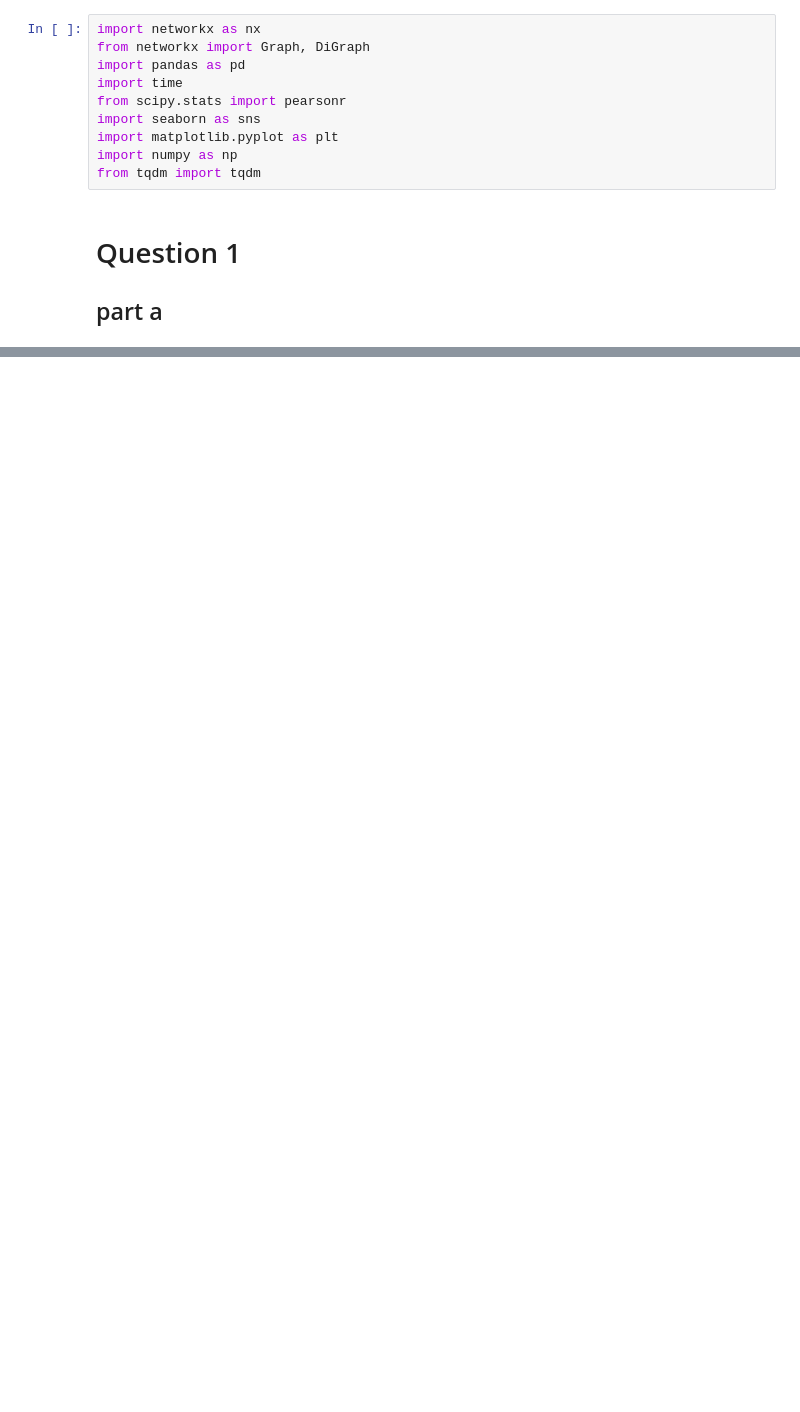
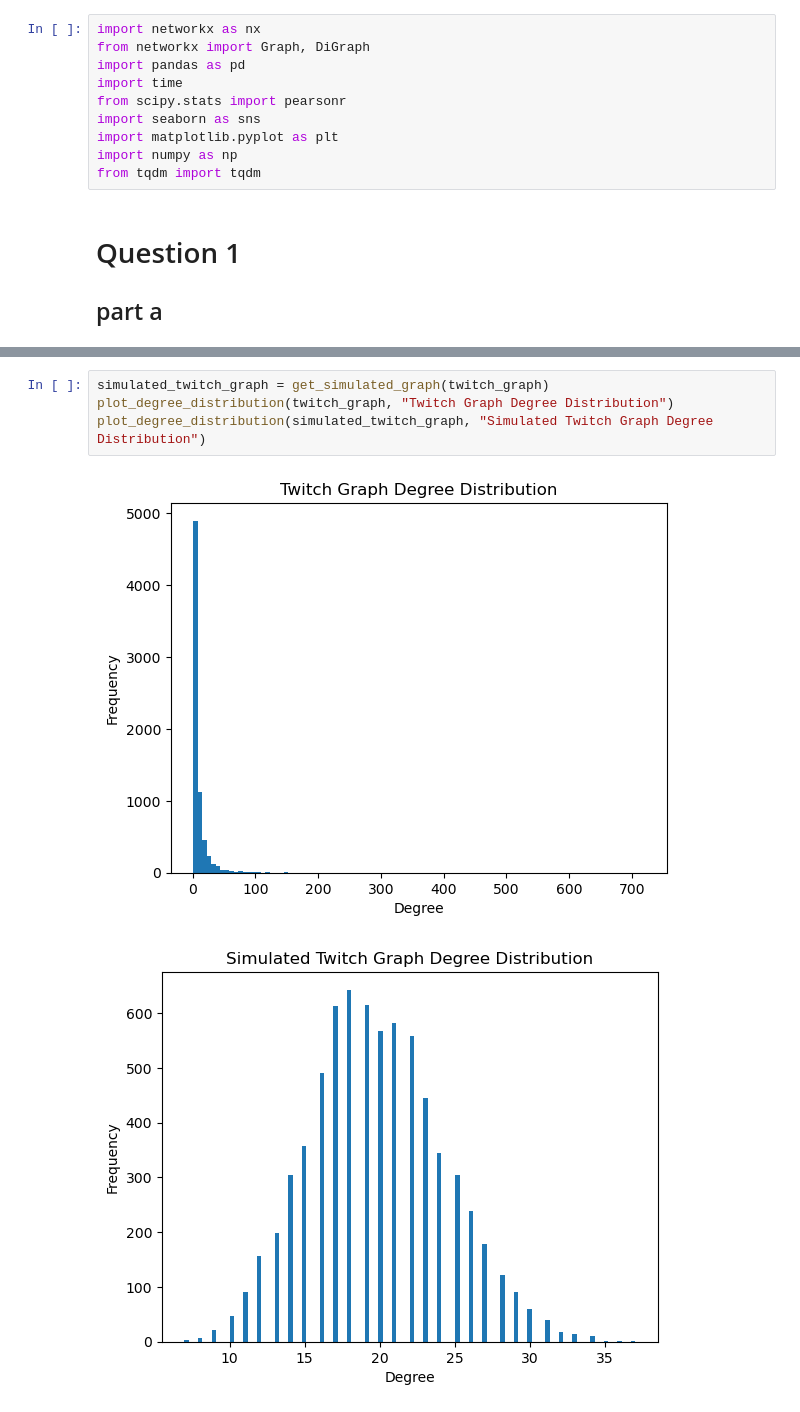
Before and after one commit to Isaacwilliam4/graphmining, a Jupyter notebook: assignments/assignment5.ipynb, the cells around one changed output, grey strips where cells are left out. Saved outputs shown, nothing was run; the diff lists cells and outputs as text; blank space fills up the shorter version.

```diff
--- a/assignments/assignment5.ipynb
+++ b/assignments/assignment5.ipynb
@@ -273,0 +88,7 @@ Similarity significance between 0 and 747: -0.00039375251521758147
+# %%
+simulated_twitch_graph = get_simulated_graph(twitch_graph)
+plot_degree_distribution(twitch_graph, "Twitch Graph Degree Distribution")
+plot_degree_distribution(simulated_twitch_graph, "Simulated Twitch Graph Degree Distribution")
+# %% [output]
+[figure, added]
+[figure, added]
```
Also changed, not shown: parts of 26 cells of this notebook.
